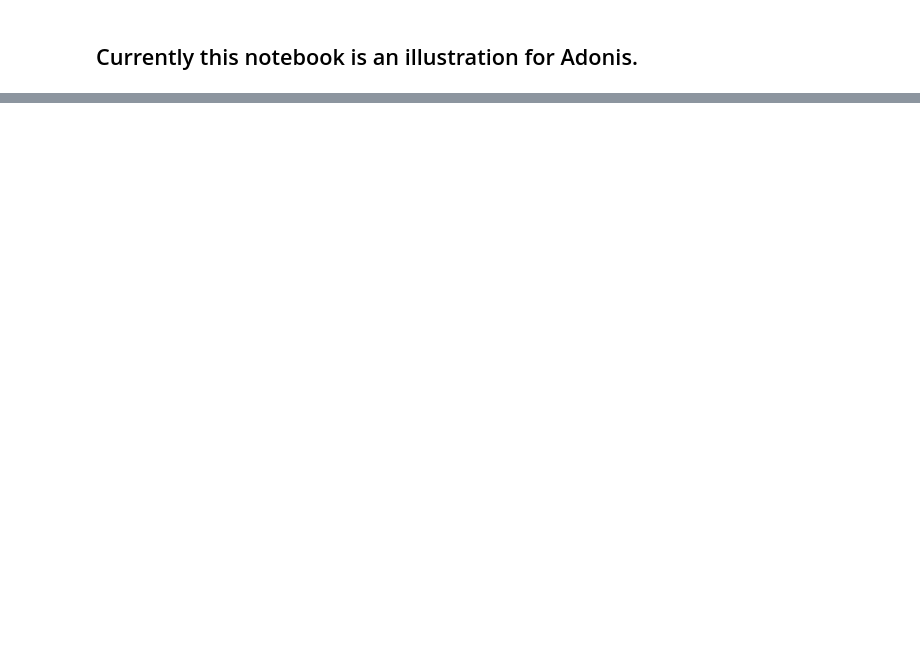
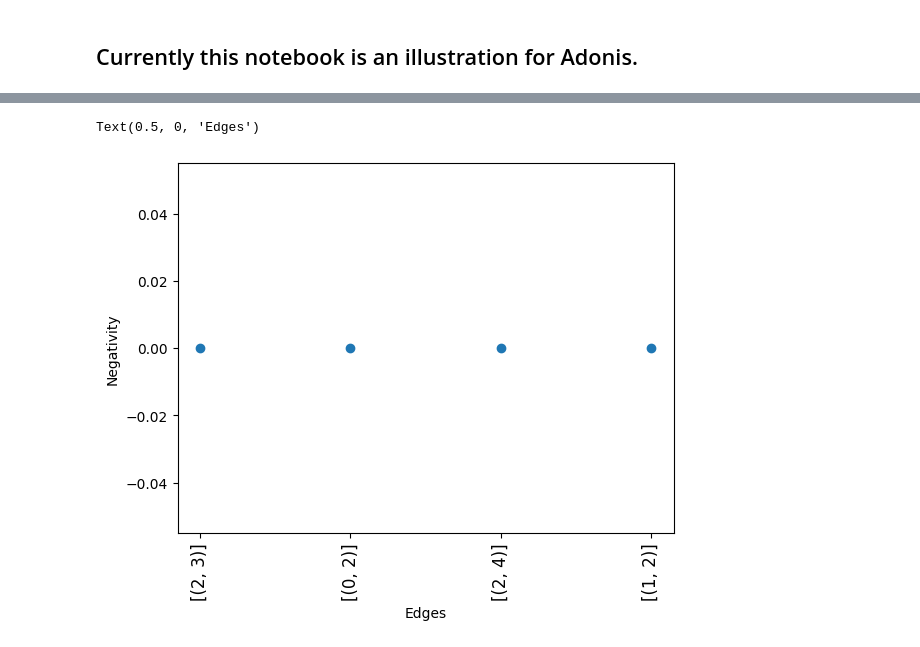
Before and after one commit to iqm-finland/iqm-benchmarks, a Jupyter notebook: examples/example_adonis_graph_state.ipynb, the cells around one changed output, grey strips where cells are left out. Saved outputs shown, nothing was run; the diff lists cells and outputs as text; code cells hidden in the pictures; blank space fills up the shorter version.

```diff
--- a/examples/example_adonis_graph_state.ipynb
+++ b/examples/example_adonis_graph_state.ipynb
@@ -119,3 +217,13 @@ Text(0.5, 0, 'Edges')
+# %%
+neg_per_edge_ideal = [np.abs(get_negativity(x, 1, 1)) for x in reduced_dm_list]
+## plot negativity
+plt.scatter(list(range(num_iterations)), neg_per_edge_ideal)
+plt.xticks(list(range(num_iterations)), run_iterations, fontsize=12, rotation=90)
+plt.ylabel('Negativity')
+plt.xlabel('Edges')
+# %% [output]
+Text(0.5, 0, 'Edges')
+[figure, added]
 # %%
 import numpy as np
 import matplotlib.pyplot as plt
```
Also changed, not shown: parts of 14 cells of this notebook.
